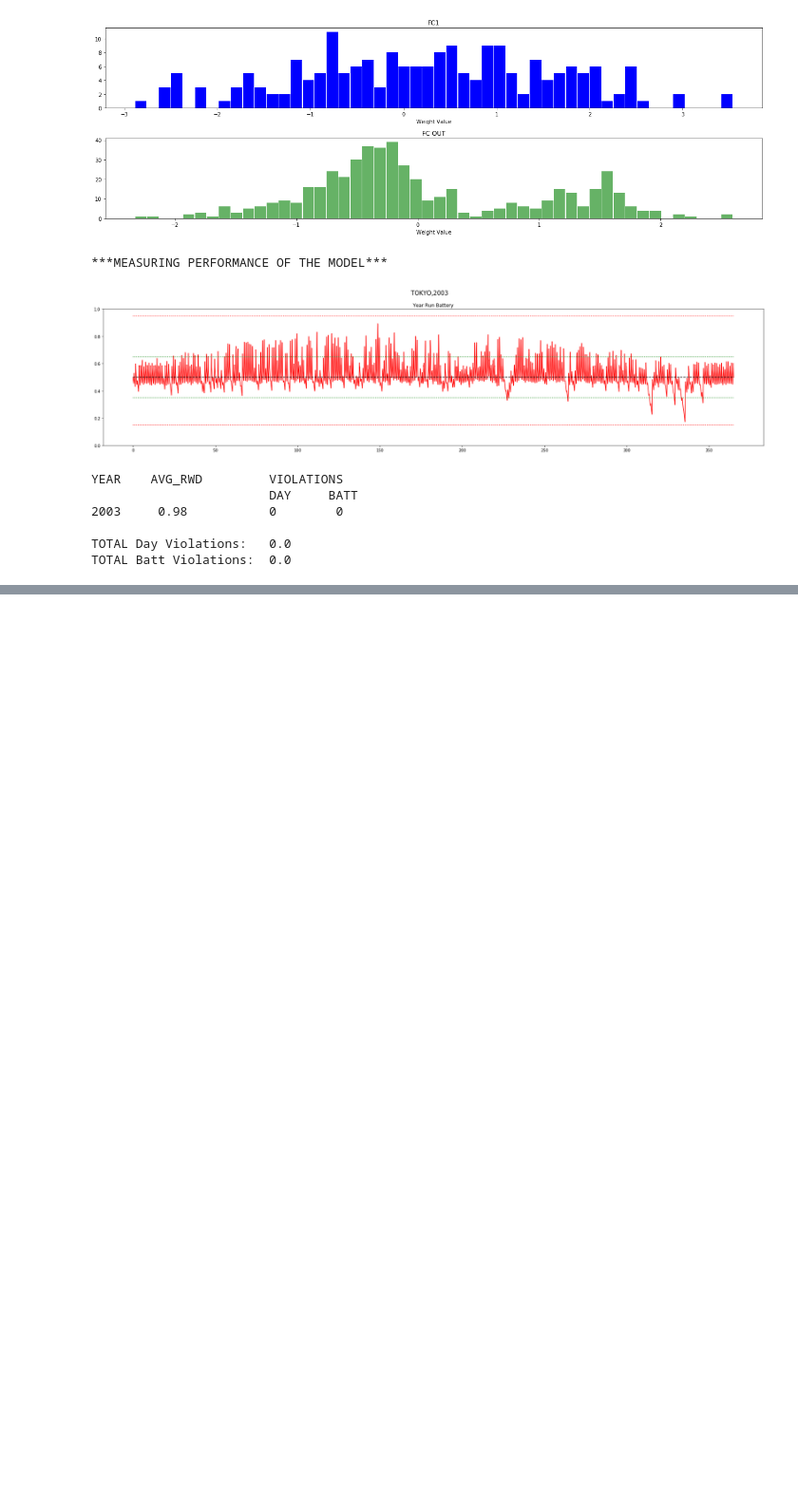
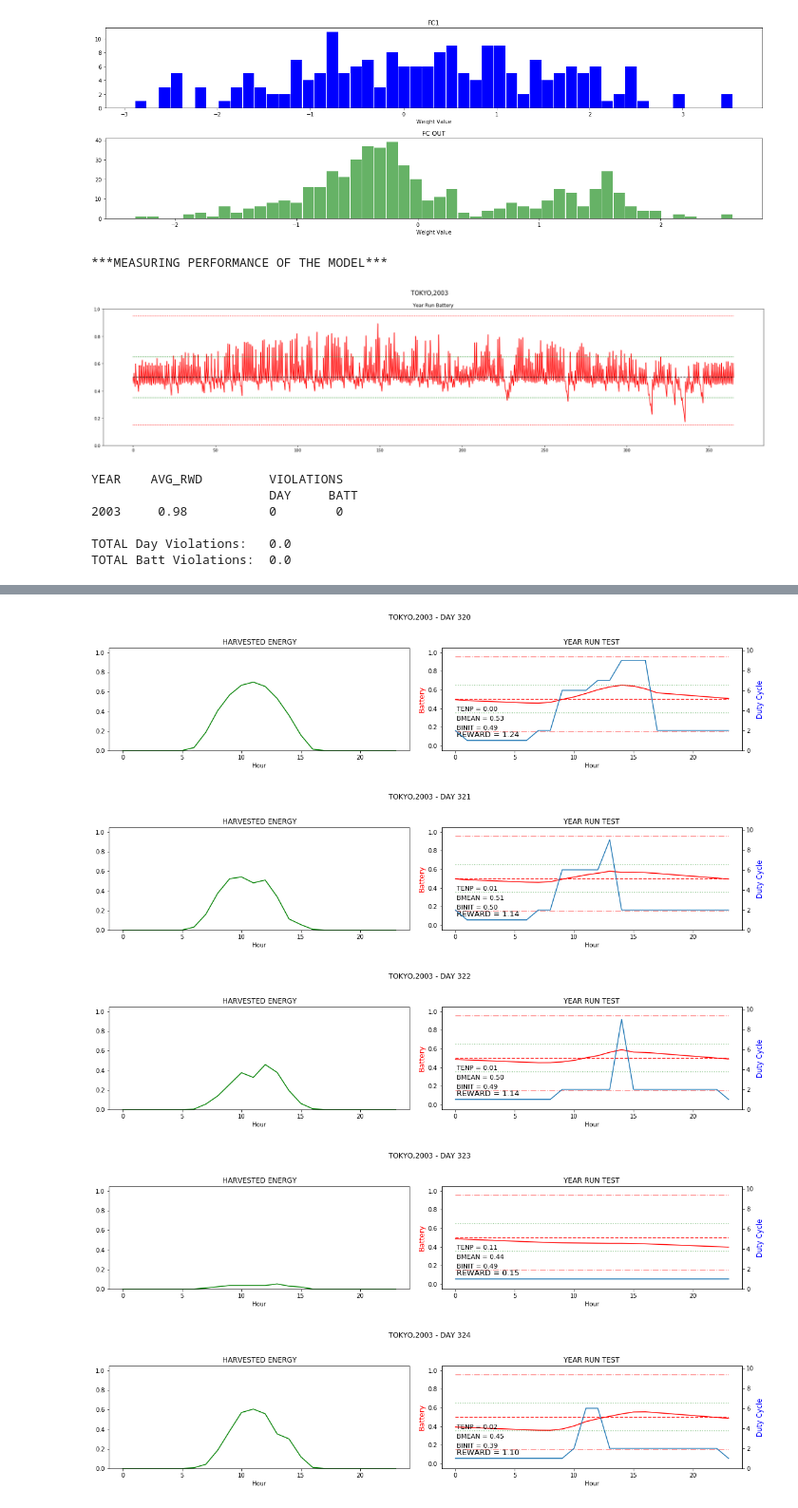
Before and after one commit to 5mali/no_spark, a Jupyter notebook: 1xTEST.ipynb, the cells around one changed output, grey strips where cells are left out. Shown: that part at 95% size. Cells and saved outputs as stored; diff of their text form; code cells hidden in the pictures; blank space fills up the shorter version.

```diff
--- a/1xTEST.ipynb
+++ b/1xTEST.ipynb
@@ -880,0 +821,60 @@ for DAY in range(DAY_START,DAY_END):
+# %%
+DAY_START = 320
+DAY_END   = 325
+# %%
+#Plot the reward and battery for the entire year run on a day by day basis
+title = LOCATION.upper() + ',' + str(YEAR)
+TIME_AXIS = np.arange(0,capm.eno.TIME_STEPS)
+for DAY in range(DAY_START,DAY_END):
+    START = DAY*24
+    END = START+24
+
+    daytitle = title + ' - DAY ' + str(DAY)
+    fig = plt.figure(figsize=(16,4))
+    st = fig.suptitle(daytitle)
+
+    ax2 = fig.add_subplot(121)
+    ax2.plot(yr_test_record[START:END,1],'g')
+    ax2.set_title("HARVESTED ENERGY")
+    plt.xlabel("Hour")
+    ax2.set_ylim([0,1.05])
+
+    #plot battery for year run
+    ax1 = fig.add_subplot(122)
+    ax1.plot(TIME_AXIS,              yr_test_record[START:END,0],'r')
+    ax1.plot(TIME_AXIS, np.ones_like(yr_test_record[START:END,0])*capm.BOPT/capm.BMAX, 'r--')
+    ax1.plot(TIME_AXIS, np.ones_like(yr_test_record[START:END,0])*capm.BLIM_LO/capm.BMAX, 'r-.',alpha=0.5)
+    ax1.plot(TIME_AXIS, np.ones_like(yr_test_record[START:END,0])*capm.BLIM_HI/capm.BMAX, 'r-.',alpha=0.5)
+    ax1.plot(TIME_AXIS, np.ones_like(yr_test_record[START:END,0])*(capm.BOPT+capm.ENP_MARGIN /2) /capm.BMAX, 'g:',alpha=0.5)
+    ax1.plot(TIME_AXIS, np.ones_like(yr_test_record[START:END,0])*(capm.BOPT-capm.ENP_MARGIN/2)/capm.BMAX, 'g:',alpha=0.5)
+    ax1.text(0.1, 0.3, "TENP = %.2f\n" %(capm.BOPT/capm.BMAX-yr_test_record[END,0]),fontsize=11, ha='left')
+    ax1.text(0.1, 0.2, "BMEAN = %.2f\n" %(np.mean(yr_test_record[START:END,0])),fontsize=11, ha='left')
+    ax1.text(0.1, 0.1, "BINIT = %.2f\n" %(yr_test_record[START,0]),fontsize=11, ha='left')
+
+
+
+    ax1.set_title("YEAR RUN TEST")
+    if END < (capm.eno.NO_OF_DAYS*capm.eno.TIME_STEPS):
+        ax1.text(0.1, 0, "REWARD = %.2f\n" %(yr_test_record[END,2]),fontsize=13, ha='left')
+    plt.xlabel("Hour")
+    ax1.set_ylabel('Battery', color='r',fontsize=12)
+    ax1.set_ylim([-0.05,1.05])
+
+    #plot actions for year run
+    ax1a = ax1.twinx()
+    ax1a.plot(yr_test_record[START:END,3]+1)
+    ax1a.set_ylim([0,N_ACTIONS])
+    ax1a.set_ylabel('Duty Cycle', color='b',fontsize=12)
+    ax1a.set_ylim([0,10.25])
+
+
+    fig.tight_layout()
+    st.set_y(0.95)
+    fig.subplots_adjust(top=0.75)
+    plt.show()
+# %% [output]
+[figure, added]
+[figure, added]
+[figure, added]
+[figure, added]
+[figure, added]
```
Also changed, not shown: parts of 4 cells of this notebook, 5 other files.
